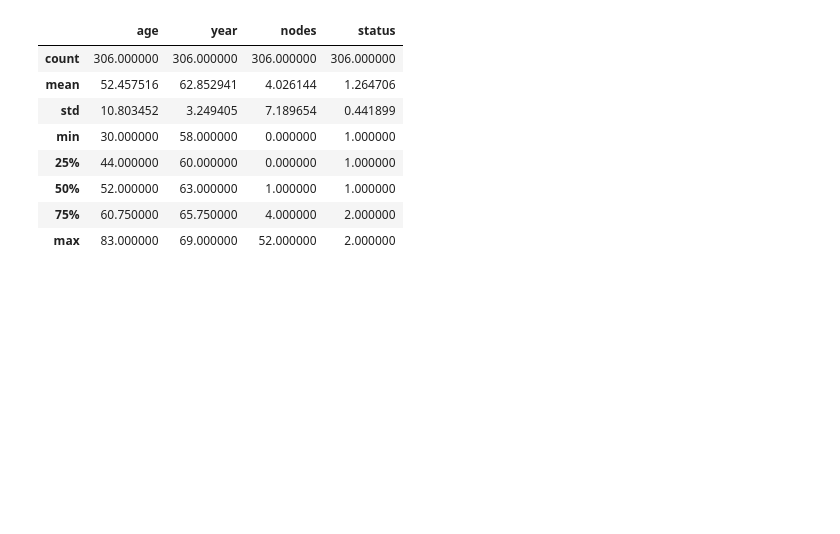
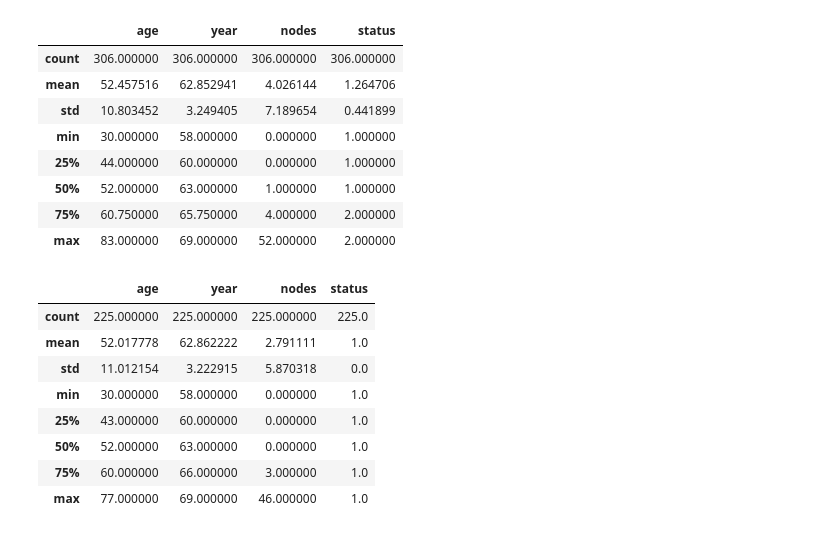
Before and after one commit to vishalkumarsingh999/Machin-Learning, a Jupyter notebook: Assingement_1.ipynb, the cells around one changed output. Saved outputs shown, nothing was run; the diff lists cells and outputs as text; code cells hidden in the pictures; blank space fills up the shorter version.

```diff
--- a/Assingement_1.ipynb
+++ b/Assingement_1.ipynb
@@ -222,3 +224,15 @@ df.describe()
 | 50% | 52.000000 | 63.000000 | 1.000000 | 1.000000 |
 | 75% | 60.750000 | 65.750000 | 4.000000 | 2.000000 |
 | max | 83.000000 | 69.000000 | 52.000000 | 2.000000 |
+# %%
+status1.describe()
+# %% [output]
+|  | age | year | nodes | status |
+| count | 225.000000 | 225.000000 | 225.000000 | 225.0 |
+| mean | 52.017778 | 62.862222 | 2.791111 | 1.0 |
+| std | 11.012154 | 3.222915 | 5.870318 | 0.0 |
+| min | 30.000000 | 58.000000 | 0.000000 | 1.0 |
+| 25% | 43.000000 | 60.000000 | 0.000000 | 1.0 |
+| 50% | 52.000000 | 63.000000 | 0.000000 | 1.0 |
+| 75% | 60.000000 | 66.000000 | 3.000000 | 1.0 |
+| max | 77.000000 | 69.000000 | 46.000000 | 1.0 |
```
Also changed, not shown: parts of 7 cells of this notebook.
